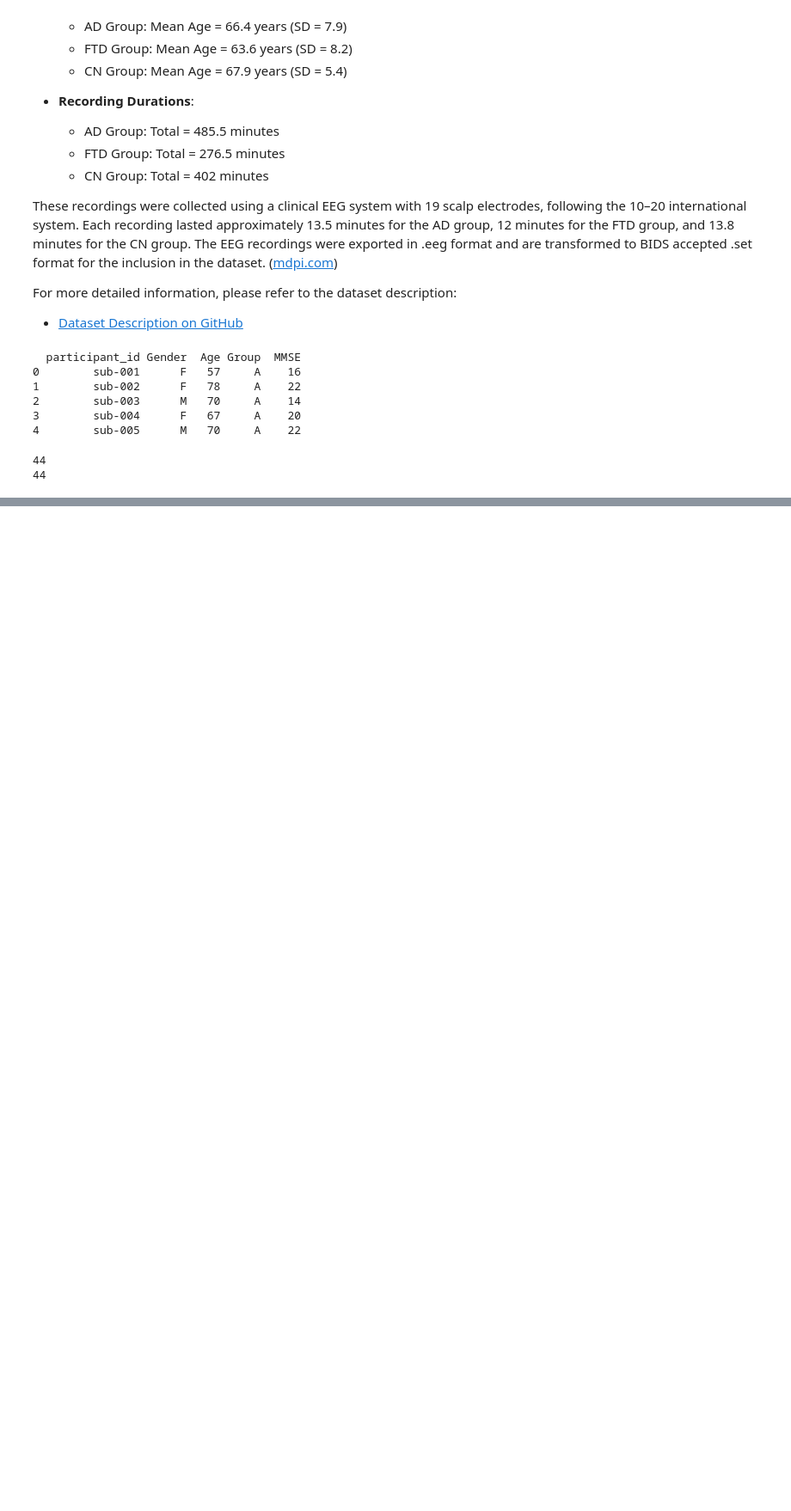
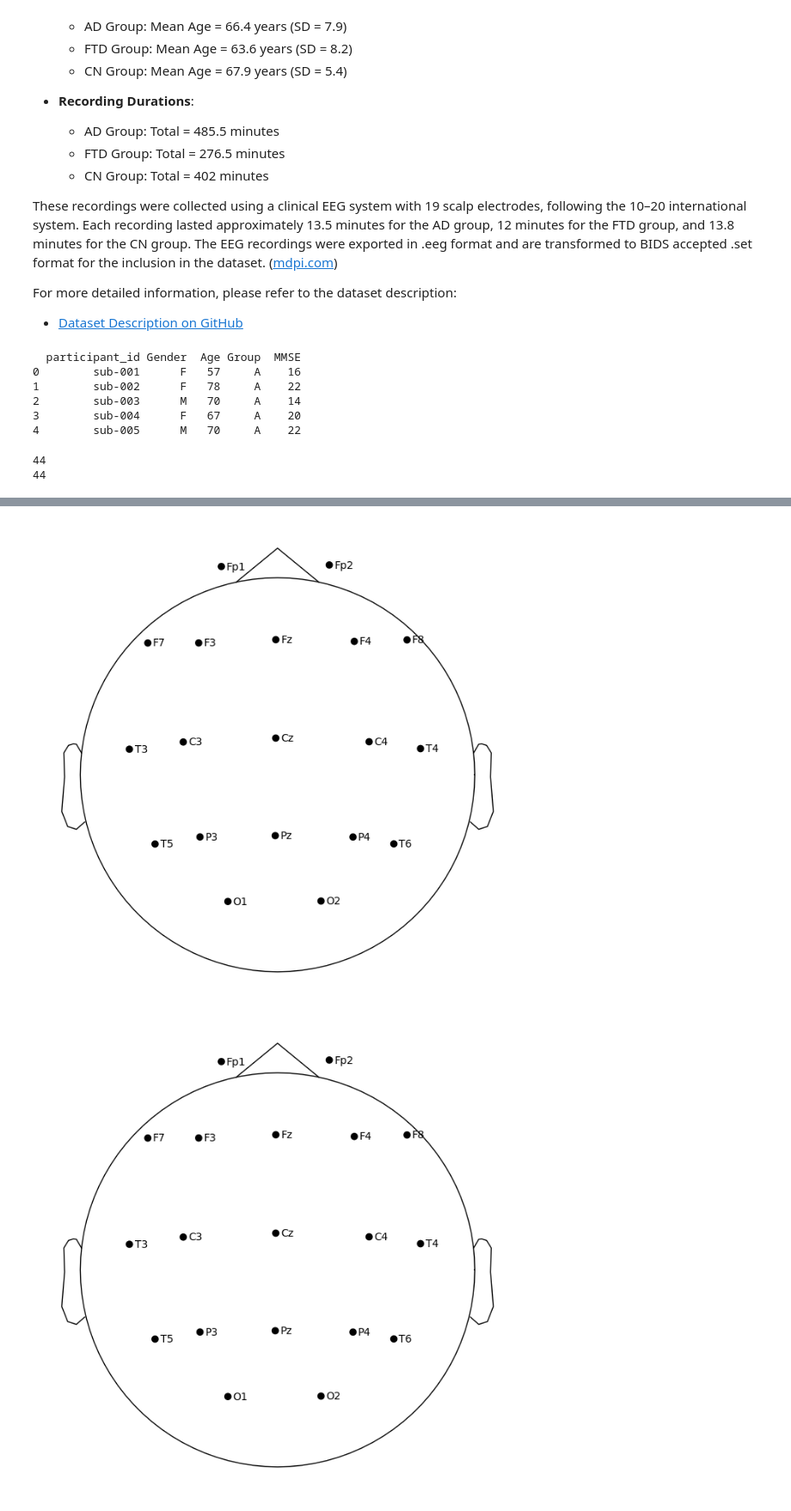
Before and after one commit to ans9868/neuroInfo, a Jupyter notebook: eeg-classification.ipynb, the cells around one changed output, grey strips where cells are left out. Shown at 86% size. Cells and saved outputs as stored; diff of their text form; code cells hidden in the pictures; blank space fills up the shorter version.

```diff
--- a/eeg-classification.ipynb
+++ b/eeg-classification.ipynb
@@ -74,0 +130,5 @@ print(female_count)
+# %%
+raw.plot_sensors(kind="topomap", show_names=True)
+# %% [output]
+[figure, added]
+[figure, added]
```
Also changed, not shown: parts of 3 cells of this notebook.
